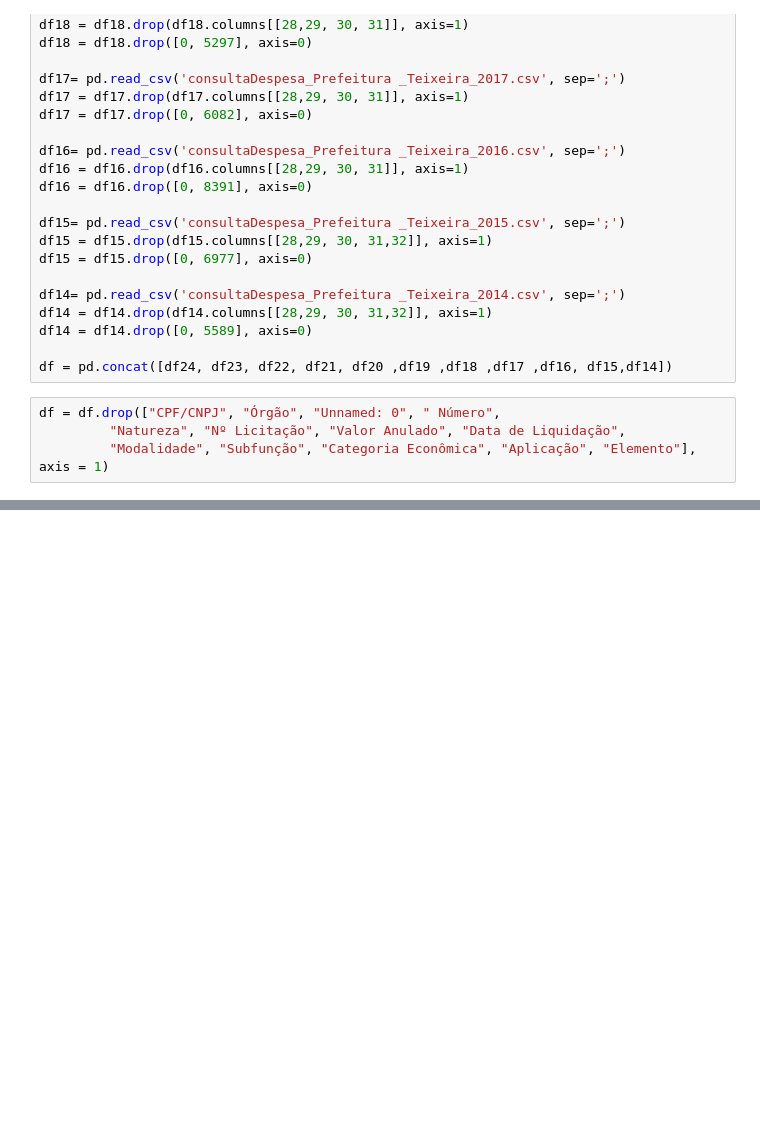
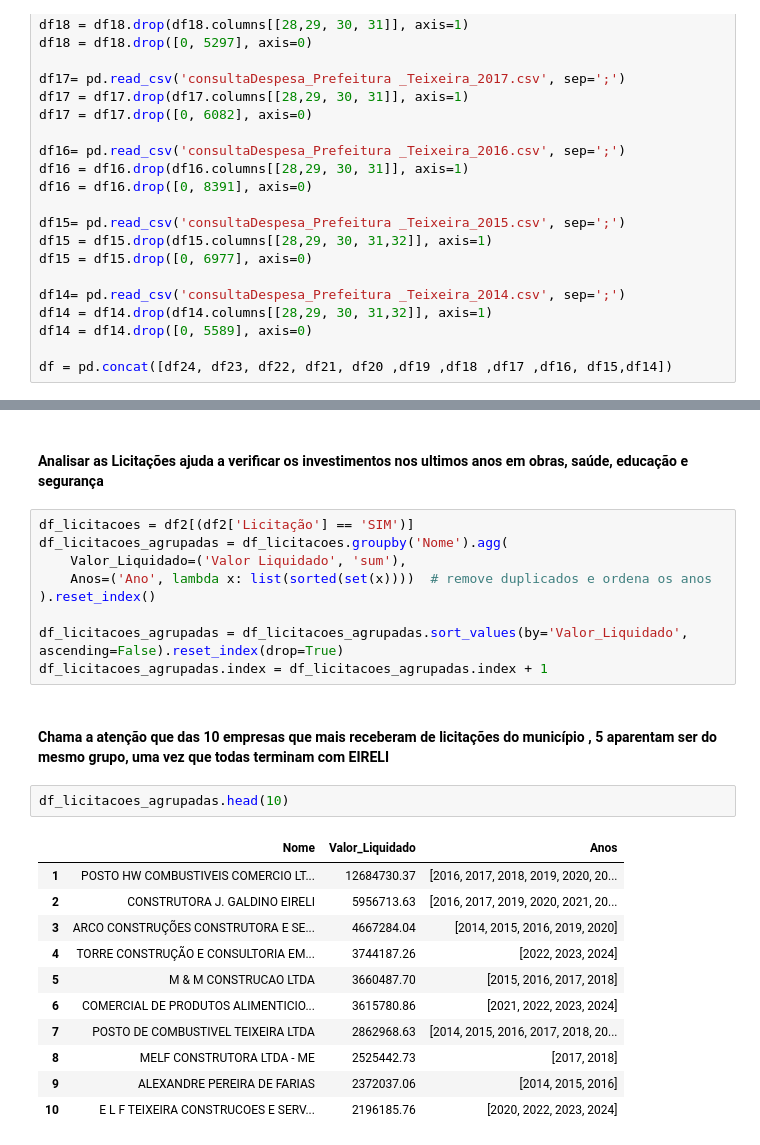
Before and after one commit to HumbertoNunesLira/Analise-de-dados-do-setor-financeiro-do-municipio-de-Teixeira-PB, a Jupyter notebook: projeto.ipynb, the cells around one changed output, grey strips where cells are left out. Drawn from its saved outputs; the diff is of its cells as text; blank space fills up the shorter version.

```diff
--- a/projeto.ipynb
+++ b/projeto.ipynb
@@ -52,7 +54,3 @@ df14 = df14.drop(df14.columns[[28,29, 30, 31,32]], axis=1)
 df14 = df14.drop([0, 5589], axis=0)
 
 df = pd.concat([df24, df23, df22, df21, df20 ,df19 ,df18 ,df17 ,df16, df15,df14])
-# %%
-df = df.drop(["CPF/CNPJ", "Órgão", "Unnamed: 0", " Número",
-         "Natureza", "Nº Licitação", "Valor Anulado", "Data de Liquidação",
-         "Modalidade", "Subfunção", "Categoria Econômica", "Aplicação", "Elemento"], axis = 1)
@@ -78,0 +211,27 @@ dtype: int64
+# %% [markdown]
+#### Analisar as Licitações ajuda a verificar os investimentos nos ultimos anos em obras, saúde, educação e segurança
+# %%
+df_licitacoes = df2[(df2['Licitação'] == 'SIM')]
+df_licitacoes_agrupadas = df_licitacoes.groupby('Nome').agg(
+    Valor_Liquidado=('Valor Liquidado', 'sum'),
+    Anos=('Ano', lambda x: list(sorted(set(x))))  # remove duplicados e ordena os anos
+).reset_index()
+
+df_licitacoes_agrupadas = df_licitacoes_agrupadas.sort_values(by='Valor_Liquidado', ascending=False).reset_index(drop=True)
+df_licitacoes_agrupadas.index = df_licitacoes_agrupadas.index + 1
+# %% [markdown]
+#### Chama a atenção que das 10 empresas que mais receberam de licitações do município , 5 aparentam ser do mesmo grupo, uma vez que todas terminam com EIRELI
+# %%
+df_licitacoes_agrupadas.head(10)
+# %% [output]
+|  | Nome | Valor_Liquidado | Anos |
+| 1 | POSTO HW COMBUSTIVEIS COMERCIO LT... | 12684730.37 | [2016, 2017, 2018, 2019, 2020, 20... |
+| 2 | CONSTRUTORA J. GALDINO EIRELI | 5956713.63 | [2016, 2017, 2019, 2020, 2021, 20... |
+| 3 | ARCO CONSTRUÇÕES CONSTRUTORA E SE... | 4667284.04 | [2014, 2015, 2016, 2019, 2020] |
+| 4 | TORRE CONSTRUÇÃO E CONSULTORIA EM... | 3744187.26 | [2022, 2023, 2024] |
+| 5 | M & M CONSTRUCAO LTDA | 3660487.70 | [2015, 2016, 2017, 2018] |
+| 6 | COMERCIAL DE PRODUTOS ALIMENTICIO... | 3615780.86 | [2021, 2022, 2023, 2024] |
+| 7 | POSTO DE COMBUSTIVEL TEIXEIRA LTDA | 2862968.63 | [2014, 2015, 2016, 2017, 2018, 20... |
+| 8 | MELF CONSTRUTORA LTDA - ME | 2525442.73 | [2017, 2018] |
+| 9 | ALEXANDRE PEREIRA DE FARIAS | 2372037.06 | [2014, 2015, 2016] |
+| 10 | E L F TEIXEIRA CONSTRUCOES E SERV... | 2196185.76 | [2020, 2022, 2023, 2024] |
```
Also changed, not shown: parts of 19 cells of this notebook.
